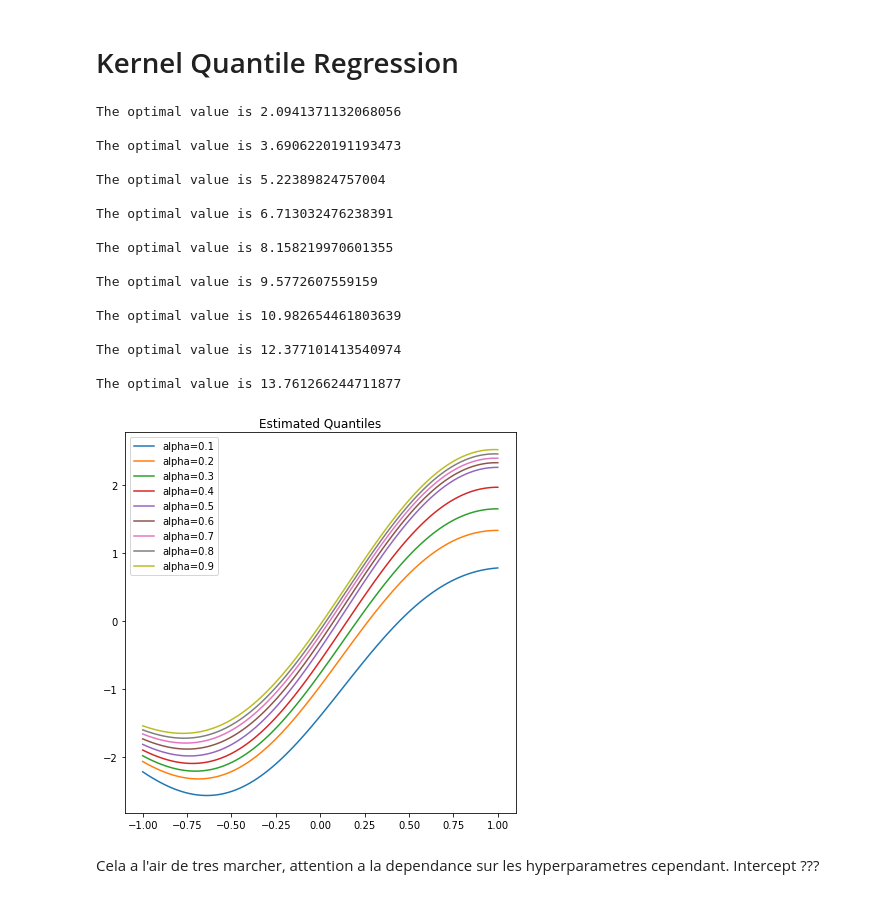
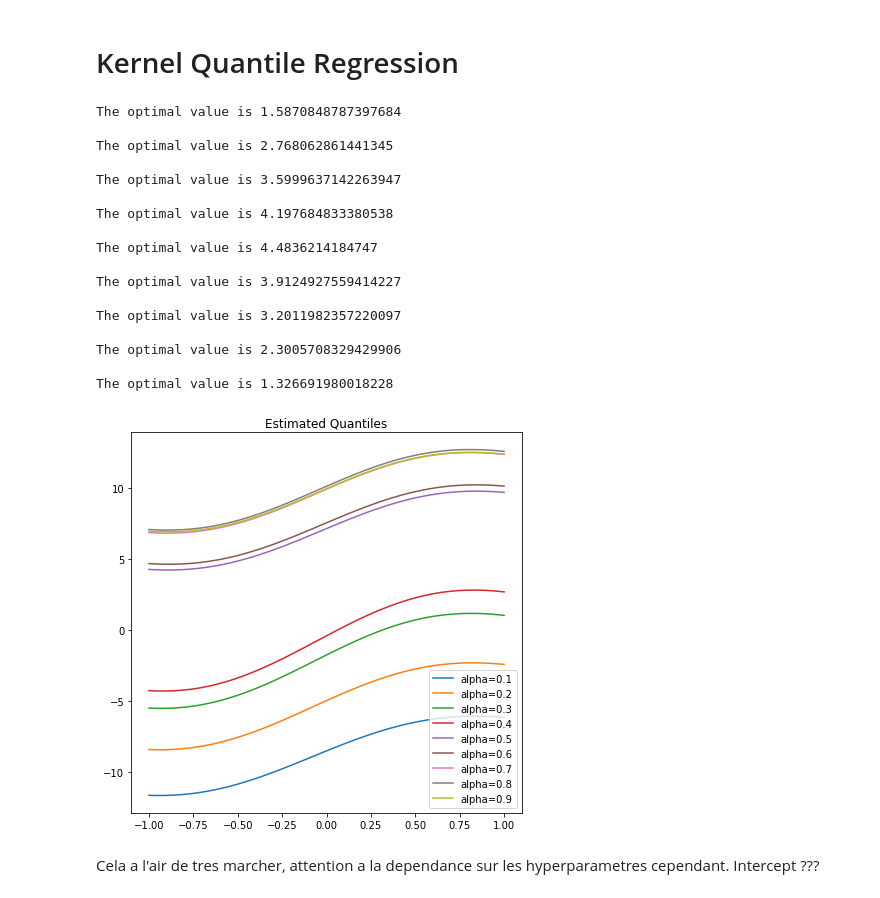
Before and after one commit to DimSum2k/Multi-Task-Quantile-Regression, a Jupyter notebook: KQR.ipynb, the cells around one changed output. Cells and saved outputs as stored; diff of their text form; code cells hidden in the pictures.

```diff
--- a/KQR.ipynb
+++ b/KQR.ipynb
@@ -26,0 +55,15 @@ plt.show()
+# %%
+pinball_loss = lambda x, alpha=0.5: np.maximum(alpha*x,(alpha-1)*x)
+
+plt.figure(figsize=(7,7))
+
+x = np.linspace(-4,4,100)
+plt.plot(x, pinball_loss(x), c="black", label="alpha=0.5")
+plt.plot(x, pinball_loss(x,0.2), "b-.", label="alpha=0.2")
+plt.plot(x, pinball_loss(x,0.8), "r--", label="alpha=0.8")
+
+plt.title("Quantile Loss for different alpha values")
+
+plt.legend()
+
+plt.show()
@@ -53,10 +98,10 @@ plt.show()
 # Kernel Quantile Regression
 # %%
 gauss_kernel = lambda x,y,sigma=1: np.exp(-np.sum((x-y)**2)/sigma**2)
-quantile_sol = lambda x,w: np.sum([w[i]*gauss_kernel(x,X[i]) for i in range(nsample)])
+quantile_sol = lambda x,w,b: np.sum([w[i]*gauss_kernel(x,X[i]) + b for i in range(nsample)])
 
 sigma=0.1
-lambd = 0.1
+lambd = 0.05
 
 K = np.zeros((nsample,nsample))
 for i in range(nsample):
@@ -66,7 +111,7 @@ for i in range(nsample):
 alpha_l = np.arange(0.1,1,0.1)
 
 # Generate a random non-trivial quadratic program.
-n = 3*nsample
+n = 3*nsample + 1 # add intercept
 m = 4*nsample
 
 #np.random.seed(1)
@@ -80,7 +125,10 @@ G[nsample:2*nsample,2*nsample:3*nsample] = -np.eye(nsample)
 G[2*nsample:3*nsample,0:nsample] = -K
 G[2*nsample:3*nsample,nsample:2*nsample] = -np.eye(nsample)
 G[3*nsample:4*nsample,0:nsample] = K
-G[3*nsample:4*nsample,2*nsample:3*nsample] = np.eye(nsample)
+G[3*nsample:4*nsample,2*nsample:3*nsample] = -np.eye(nsample)
+# add intercept
+G[2*nsample:3*nsample,-1] = -1
+G[3*nsample:4*nsample,-1] = 1
 
 h = np.zeros(m)
 h[2*nsample:3*nsample] = -y
@@ -98,44 +146,45 @@ for alpha in alpha_l:
     # Define and solve the CVXPY problem.
     x = cp.Variable(n)
     prob = cp.Problem(cp.Minimize(lambd*0.5*cp.quad_form(x, P) + q.T @ x),
                      [G @ x <= h])
     prob.solve()
 
     # Print result.
     print("\nThe optimal value is", prob.value)
     #print("A solution x is")
     #print(x.value)
     #print("A dual solution corresponding to the inequality constraints is")
     #print(prob.constraints[0].dual_value)
 
     w_opt = x.value[:nsample]
+    b = x.value[-1]
 
-    t = [quantile_sol(xi,w_opt) for xi in abscisse]
+    t = [quantile_sol(xi,w_opt,b) for xi in abscisse]
     plt.plot(abscisse, t, label="alpha={}".format(np.round(alpha,2)))
 
 
 plt.title("Estimated Quantiles")
 plt.legend()
 plt.show()
 # %% [output]
-The optimal value is 2.0941371132068056
+The optimal value is 1.5870848787397684
 
-The optimal value is 3.6906220191193473
+The optimal value is 2.768062861441345
 
-The optimal value is 5.22389824757004
+The optimal value is 3.5999637142263947
 
-The optimal value is 6.713032476238391
+The optimal value is 4.197684833380538
 
-The optimal value is 8.158219970601355
+The optimal value is 4.4836214184747
 
-The optimal value is 9.5772607559159
+The optimal value is 3.9124927559414227
 
-The optimal value is 10.982654461803639
+The optimal value is 3.2011982357220097
 
-The optimal value is 12.377101413540974
+The optimal value is 2.3005708329429906
 
-The optimal value is 13.761266244711877
+The optimal value is 1.326691980018228
-[figure, old version]
+[figure, new version]
 # %% [markdown]
 Cela a l'air de tres marcher, attention a la dependance sur les hyperparametres cependant. Intercept ???
 # %% [markdown]
```
Also changed, not shown: parts of 10 cells of this notebook.
